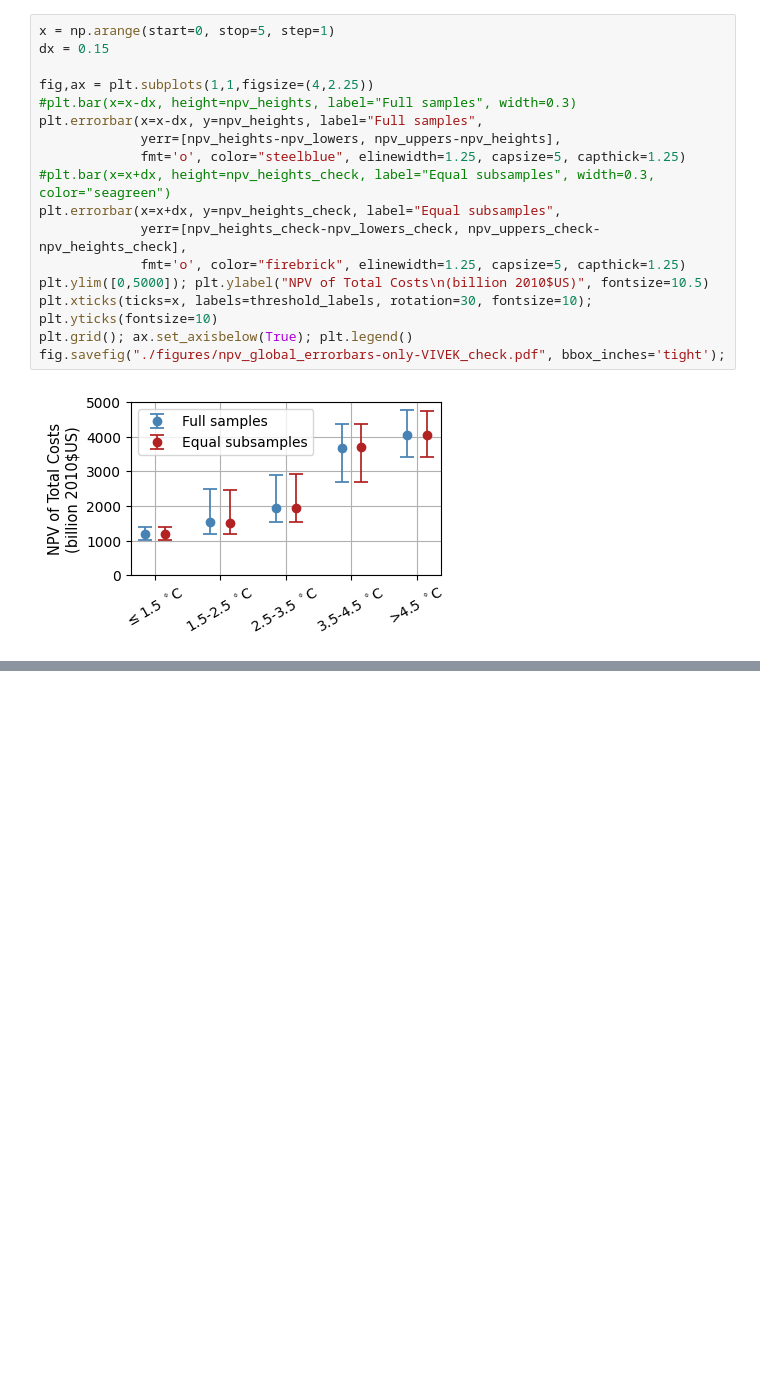
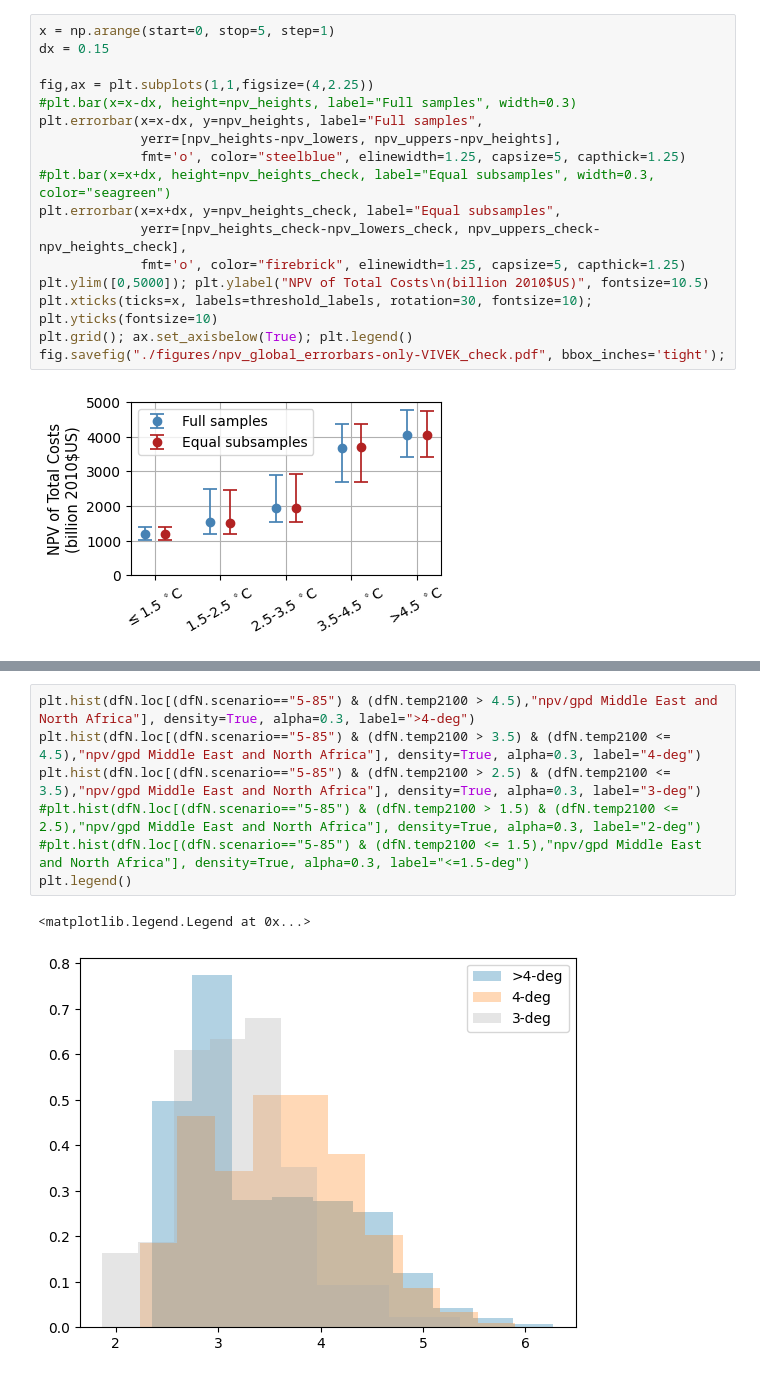
Before and after one commit to raddleverse/tempthresholds, a Jupyter notebook: analysis.ipynb, the cells around one changed output, grey strips where cells are left out. Cells and saved outputs as stored; diff of their text form; blank space fills up the shorter version.

Commit message:
initial look into middle east and north africa high temp

```diff
--- a/analysis.ipynb
+++ b/analysis.ipynb
@@ -406,0 +436,10 @@ fig.savefig("./figures/npv_global_errorbars-only-VIVEK_check.pdf", bbox_inches='
+# %%
+plt.hist(dfN.loc[(dfN.scenario=="5-85") & (dfN.temp2100 > 4.5),"npv/gpd Middle East and North Africa"], density=True, alpha=0.3, label=">4-deg")
+plt.hist(dfN.loc[(dfN.scenario=="5-85") & (dfN.temp2100 > 3.5) & (dfN.temp2100 <= 4.5),"npv/gpd Middle East and North Africa"], density=True, alpha=0.3, label="4-deg")
+plt.hist(dfN.loc[(dfN.scenario=="5-85") & (dfN.temp2100 > 2.5) & (dfN.temp2100 <= 3.5),"npv/gpd Middle East and North Africa"], density=True, alpha=0.3, label="3-deg")
+#plt.hist(dfN.loc[(dfN.scenario=="5-85") & (dfN.temp2100 > 1.5) & (dfN.temp2100 <= 2.5),"npv/gpd Middle East and North Africa"], density=True, alpha=0.3, label="2-deg")
+#plt.hist(dfN.loc[(dfN.scenario=="5-85") & (dfN.temp2100 <= 1.5),"npv/gpd Middle East and North Africa"], density=True, alpha=0.3, label="<=1.5-deg")
+plt.legend()
+# %% [output]
+<matplotlib.legend.Legend at 0x...>
+[figure, added]
```
Also changed, not shown: parts of 8 cells of this notebook, 4 other files.
